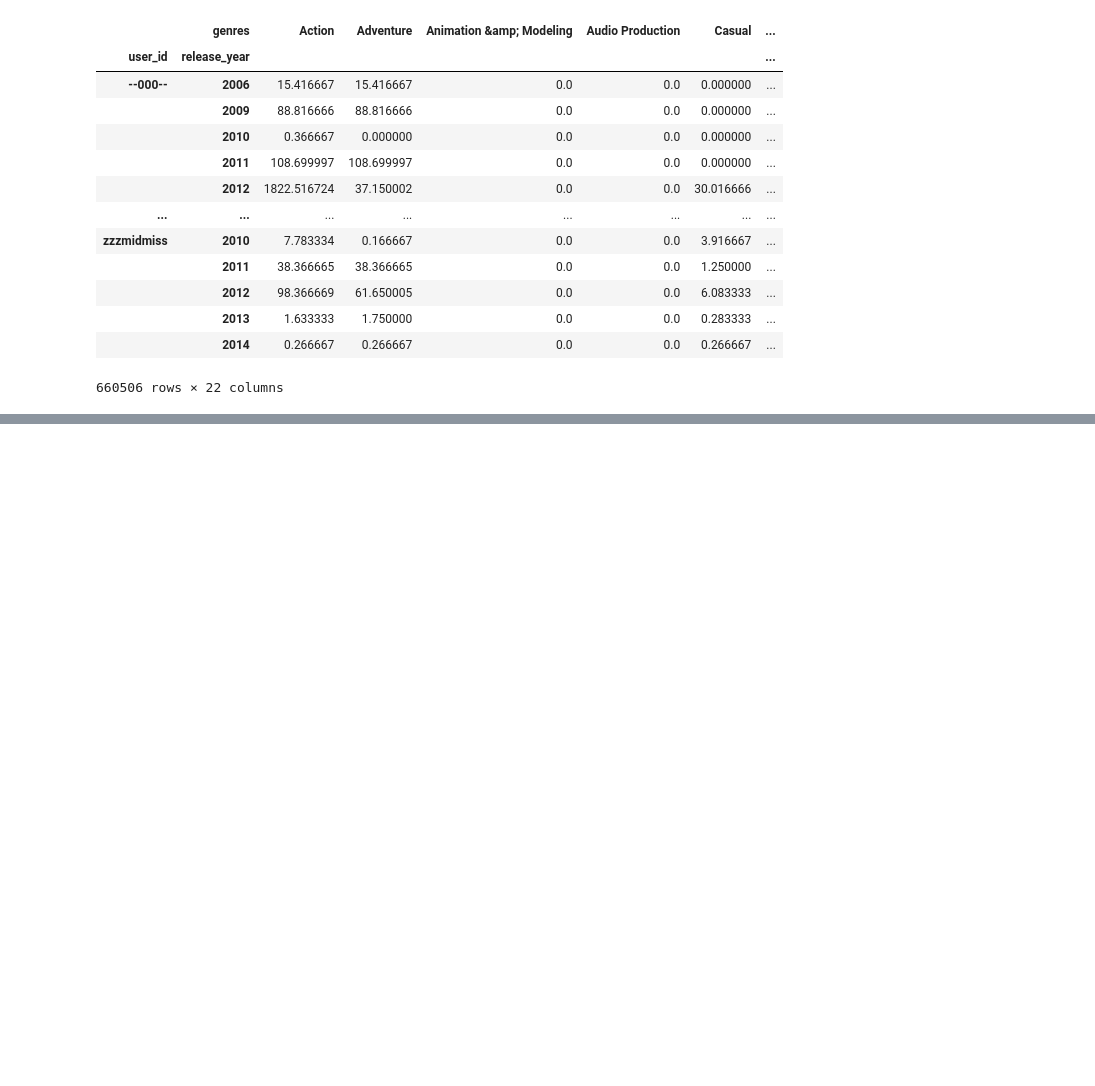
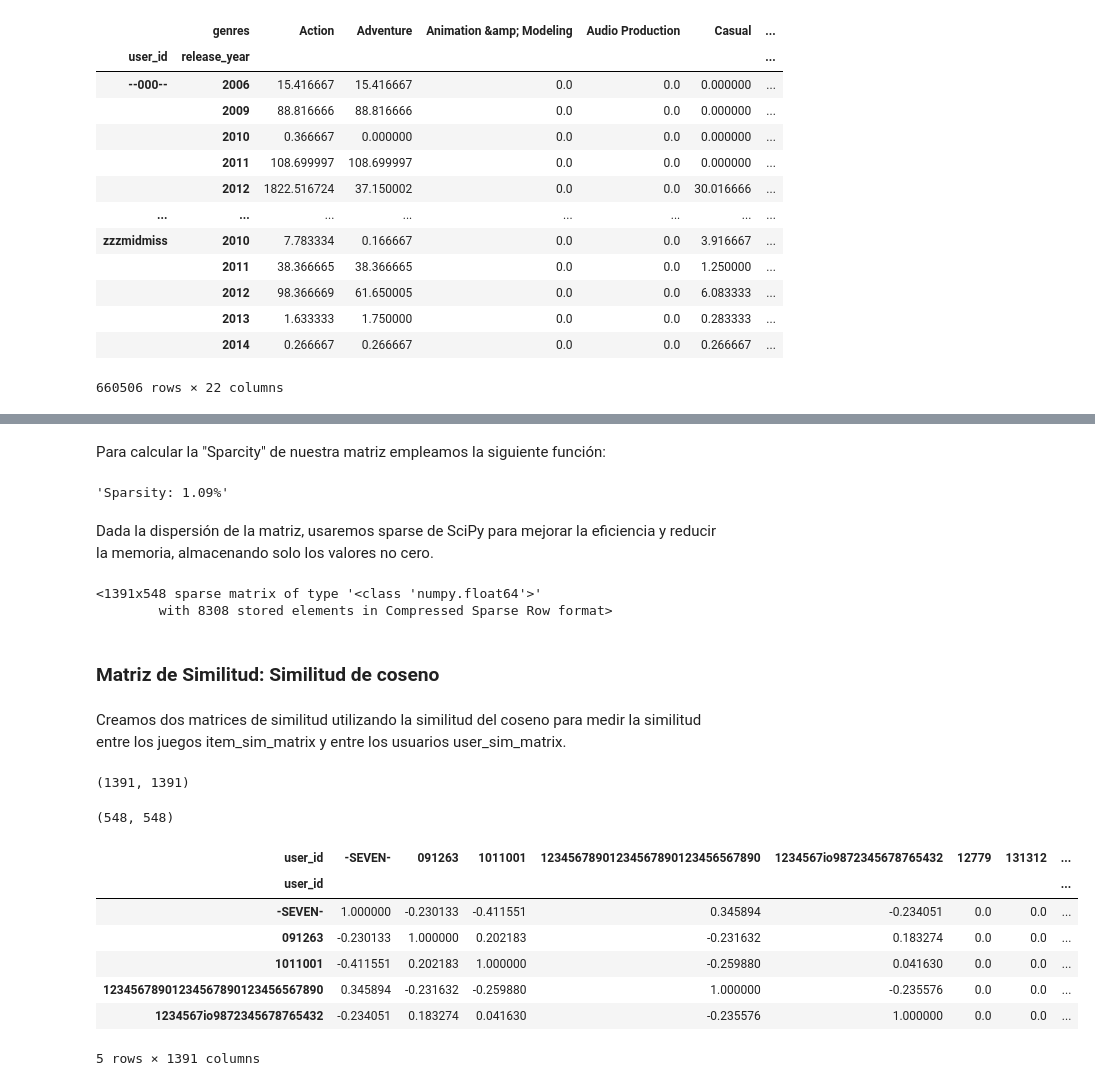
Before and after one commit to rrobles9112/Steam-MLOPS, a Jupyter notebook: Notebooks/Feature_engineering.ipynb, the cells around one changed output, grey strips where cells are left out. Cells and saved outputs as stored; diff of their text form; code cells hidden in the pictures; blank space fills up the shorter version.

```diff
--- a/Notebooks/Feature_engineering.ipynb
+++ b/Notebooks/Feature_engineering.ipynb
@@ -230,0 +382,14 @@ max_playtime_by_genre_year
+# %%
+# Inicializamos StandardScaler
+scaler = StandardScaler()
+
+# Creamos un array con los ratings
+rating_array = df_ratings['rating'].values.reshape(-1, 1)
+
+# Normalizamos
+normalized_rating  =scaler.fit_transform(rating_array)
+
+# Creamos un df con los ratings normalizados
+df_norm = df_ratings.copy()
+df_norm['rating'] = normalized_rating
+df_norm.head()
@@ -230,0 +405,3 @@ max_playtime_by_genre_year
+# %%
+df_matrix = df_norm.pivot_table(index=['user_id'], columns=['item_name'], values='rating').fillna(0)
+df_matrix.head()
@@ -230,0 +417,2 @@ max_playtime_by_genre_year
+# %% [markdown]
+Para calcular la "Sparcity" de nuestra matriz empleamos la siguiente función:
@@ -230,0 +437,39 @@ max_playtime_by_genre_year
+# %%
+get_sparsity(df_matrix)
+# %% [output]
+'Sparsity: 1.09%'
+# %% [markdown]
+Dada la dispersión de la matriz, usaremos sparse de SciPy para mejorar la eficiencia y reducir la memoria, almacenando solo los valores no cero.
+# %%
+matrix_sparse = sp.sparse.csr_matrix(df_matrix.values)
+matrix_sparse
+# %% [output]
+<1391x548 sparse matrix of type '<class 'numpy.float64'>'
+        with 8308 stored elements in Compressed Sparse Row format>
+# %% [markdown]
+### Matriz de Similitud: Similitud de coseno
+# %% [markdown]
+Creamos dos matrices de similitud utilizando la similitud del coseno para medir la similitud entre los juegos item_sim_matrix y entre los usuarios user_sim_matrix.
+# %%
+matriz_similitud_usuarios = cosine_similarity(matrix_sparse)
+print(matriz_similitud_usuarios.shape)
+# %% [output]
+(1391, 1391)
+# %%
+matriz_similitud_items = cosine_similarity(matrix_sparse.T)
+print(matriz_similitud_items.shape)
+# %% [output]
+(548, 548)
+# %%
+# DataFrame de la similitud de usuarios
+df_similitud_usuarios = pd.DataFrame(matriz_similitud_usuarios, index = df_matrix.index, columns = df_matrix.index)
+df_similitud_usuarios.head()
+# %% [output]
+| user_id | -SEVEN- | 091263 | 1011001 | 12345678901234567890123456567890 | 1234567io9872345678765432 | 12779 | 131312 | ... |
+| user_id |  |  |  |  |  |  |  | ... |
+| -SEVEN- | 1.000000 | -0.230133 | -0.411551 | 0.345894 | -0.234051 | 0.0 | 0.0 | ... |
+| 091263 | -0.230133 | 1.000000 | 0.202183 | -0.231632 | 0.183274 | 0.0 | 0.0 | ... |
+| 1011001 | -0.411551 | 0.202183 | 1.000000 | -0.259880 | 0.041630 | 0.0 | 0.0 | ... |
+| 12345678901234567890123456567890 | 0.345894 | -0.231632 | -0.259880 | 1.000000 | -0.235576 | 0.0 | 0.0 | ... |
+| 1234567io9872345678765432 | -0.234051 | 0.183274 | 0.041630 | -0.235576 | 1.000000 | 0.0 | 0.0 | ... |
+5 rows × 1391 columns
```
Also changed, not shown: parts of 35 cells of this notebook.
